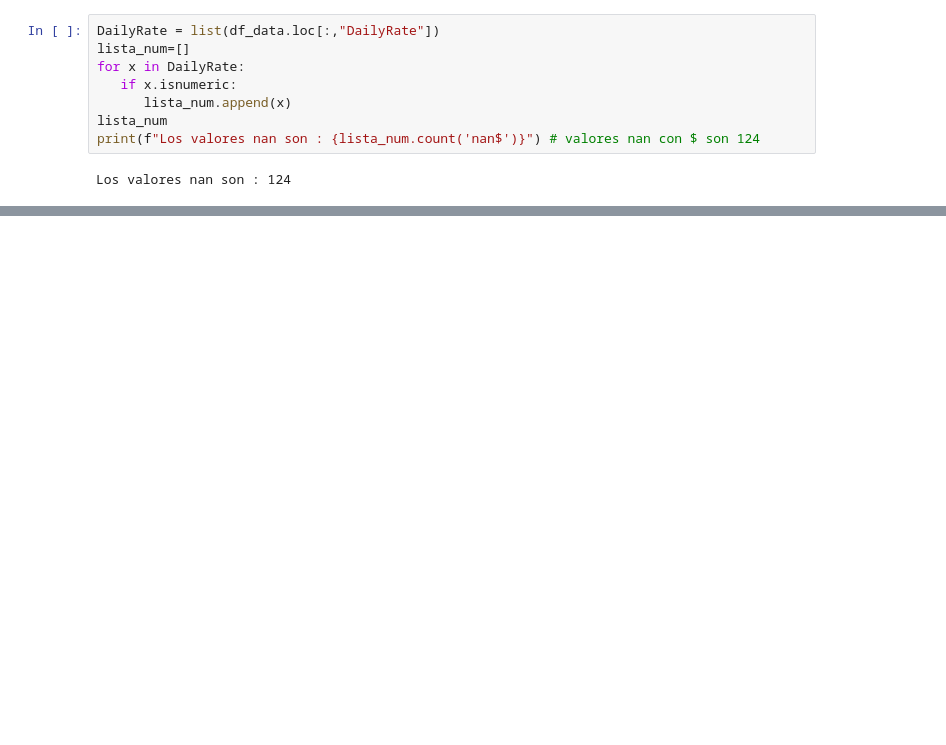
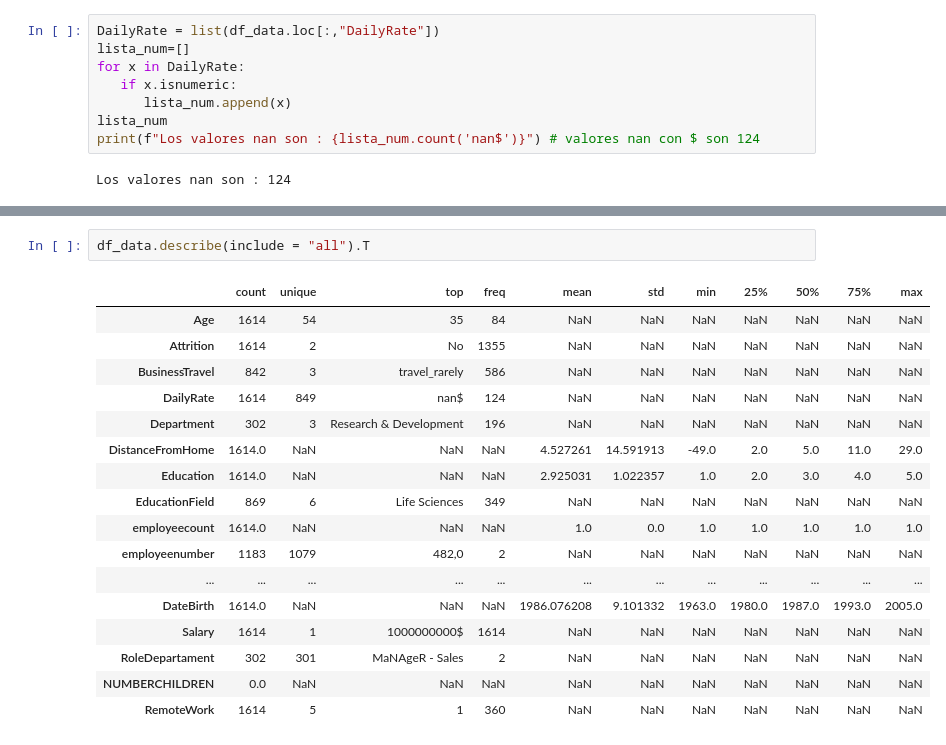
Before and after one commit to Adalab/proyecto-da-promo-Farzana-modulo3-team1, a Jupyter notebook: fase1_eda.ipynb, the cells around one changed output, grey strips where cells are left out. Drawn from its saved outputs; the diff is of its cells as text; blank space fills up the shorter version.

```diff
--- a/fase1_eda.ipynb
+++ b/fase1_eda.ipynb
@@ -75,0 +121,20 @@ Los valores nan son : 124
+# %%
+df_data.describe(include = "all").T
+# %% [output]
+|  | count | unique | top | freq | mean | std | min | 25% | 50% | 75% | max |
+| Age | 1614 | 54 | 35 | 84 | NaN | NaN | NaN | NaN | NaN | NaN | NaN |
+| Attrition | 1614 | 2 | No | 1355 | NaN | NaN | NaN | NaN | NaN | NaN | NaN |
+| BusinessTravel | 842 | 3 | travel_rarely | 586 | NaN | NaN | NaN | NaN | NaN | NaN | NaN |
+| DailyRate | 1614 | 849 | nan$ | 124 | NaN | NaN | NaN | NaN | NaN | NaN | NaN |
+| Department | 302 | 3 | Research & Development | 196 | NaN | NaN | NaN | NaN | NaN | NaN | NaN |
+| DistanceFromHome | 1614.0 | NaN | NaN | NaN | 4.527261 | 14.591913 | -49.0 | 2.0 | 5.0 | 11.0 | 29.0 |
+| Education | 1614.0 | NaN | NaN | NaN | 2.925031 | 1.022357 | 1.0 | 2.0 | 3.0 | 4.0 | 5.0 |
+| EducationField | 869 | 6 | Life Sciences | 349 | NaN | NaN | NaN | NaN | NaN | NaN | NaN |
+| employeecount | 1614.0 | NaN | NaN | NaN | 1.0 | 0.0 | 1.0 | 1.0 | 1.0 | 1.0 | 1.0 |
+| employeenumber | 1183 | 1079 | 482,0 | 2 | NaN | NaN | NaN | NaN | NaN | NaN | NaN |
+| ... | ... | ... | ... | ... | ... | ... | ... | ... | ... | ... | ... |
+| DateBirth | 1614.0 | NaN | NaN | NaN | 1986.076208 | 9.101332 | 1963.0 | 1980.0 | 1987.0 | 1993.0 | 2005.0 |
+| Salary | 1614 | 1 | 1000000000$ | 1614 | NaN | NaN | NaN | NaN | NaN | NaN | NaN |
+| RoleDepartament | 302 | 301 | MaNAgeR - Sales | 2 | NaN | NaN | NaN | NaN | NaN | NaN | NaN |
+| NUMBERCHILDREN | 0.0 | NaN | NaN | NaN | NaN | NaN | NaN | NaN | NaN | NaN | NaN |
+| RemoteWork | 1614 | 5 | 1 | 360 | NaN | NaN | NaN | NaN | NaN | NaN | NaN |
```
Also changed, not shown: parts of 5 cells of this notebook.
